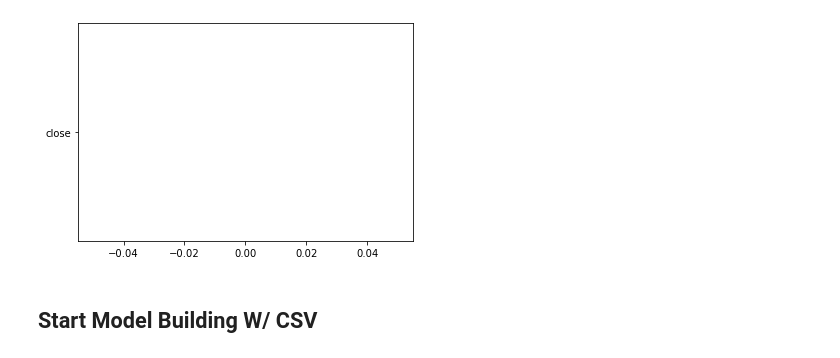
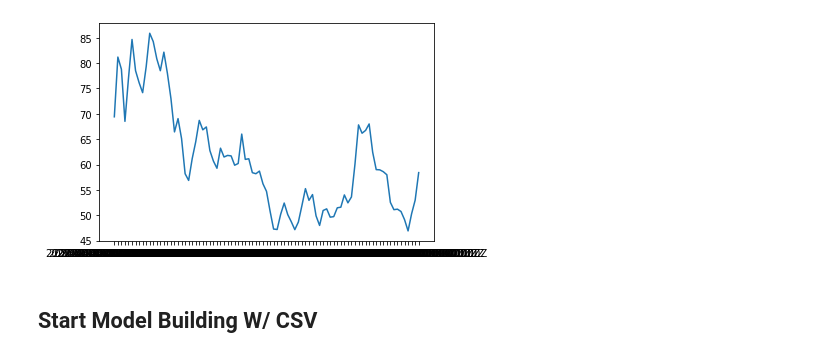
Before and after one commit to Andre-Williams22/Time-Series-Analysis, a Jupyter notebook: Jupyter-Notebooks/Complex Keras LSTM Stock Prediction.ipynb, the cells around one changed output. Drawn from its saved outputs; the diff is of its cells as text; code cells hidden in the pictures.

Commit message:
improves keras model with pulling realtime data from market

```diff
--- a/Jupyter-Notebooks/Complex Keras LSTM Stock Prediction.ipynb
+++ b/Jupyter-Notebooks/Complex Keras LSTM Stock Prediction.ipynb
@@ -40,8 +60,7 @@ def get_stock_data(ticker, start_date, end_date):
 # %%
 # panel_data = data.DataReader('INPX', 'google', start_date, end_date)
 # %%
-data_response = get_stock_data('LMND', '2020-06-01', '2020-10-31')
+data_response = get_stock_data('LMND', '2020-06-01', '2020-11-03')
 # print(data_response.url)
-# print(data_response.json())
-print(data_response.head())
+print(data_response.json())
 # %% [output]
@@ -95 +79,31 @@ Name: date, Length: 85, dtype: object
+# %%
+def create_datasets(ticker, start_date, end_date):
+    json_data = data_response.json()
+
+    dates = []
+    highs = []
+    lows = []
+    opens = []
+    closes = []
+    vols = []
+
+    for json_object in json_data:
+        date = json_object['date']
+        high = json_object['high']
+        low = json_object['low']
+        opened = json_object['open']
+        close = json_object['close']
+        vol = json_object['volume']
+
+        dates.append(date)
+        highs.append(high)
+        lows.append(low)
+        opens.append(opened)
+        closes.append(close)
+        vols.append(vol)
+
+
+    df = pd.DataFrame(list(zip(dates, closes)), columns=['Dates', 'Closes'])
+
+    return df
 # %% [markdown]
@@ -97,3 +111,5 @@ Name: date, Length: 85, dtype: object
 # %%
-x_train, y_train = get_stock_data('LMND', '2020-06-01', '2020-08-31')
-x_test, y_test = get_stock_data('LMND', '2020-06-01', '2020-10-31')
+api_df = create_datasets('LMND', '2020-06-01', '2020-11-03')
+#x_test, y_test = create_datasets('LMND', '2020-06-01', '2020-10-31')
+
+api_df.tail()
@@ -100,7 +123,7 @@ x_test, y_test = get_stock_data('LMND', '2020-06-01', '2020-10-31')
 # %%
-plt.plot(y_train)
-plt.show(y_train)
+plt.plot(api_df['Dates'],api_df['Closes'])
+plt.show()
 # %% [output]
-[figure, old version]
+[figure, new version]
 # %% [markdown]
 ## Start Model Building W/ CSV
```
Also changed, not shown: parts of 31 cells of this notebook, 3 other files.
